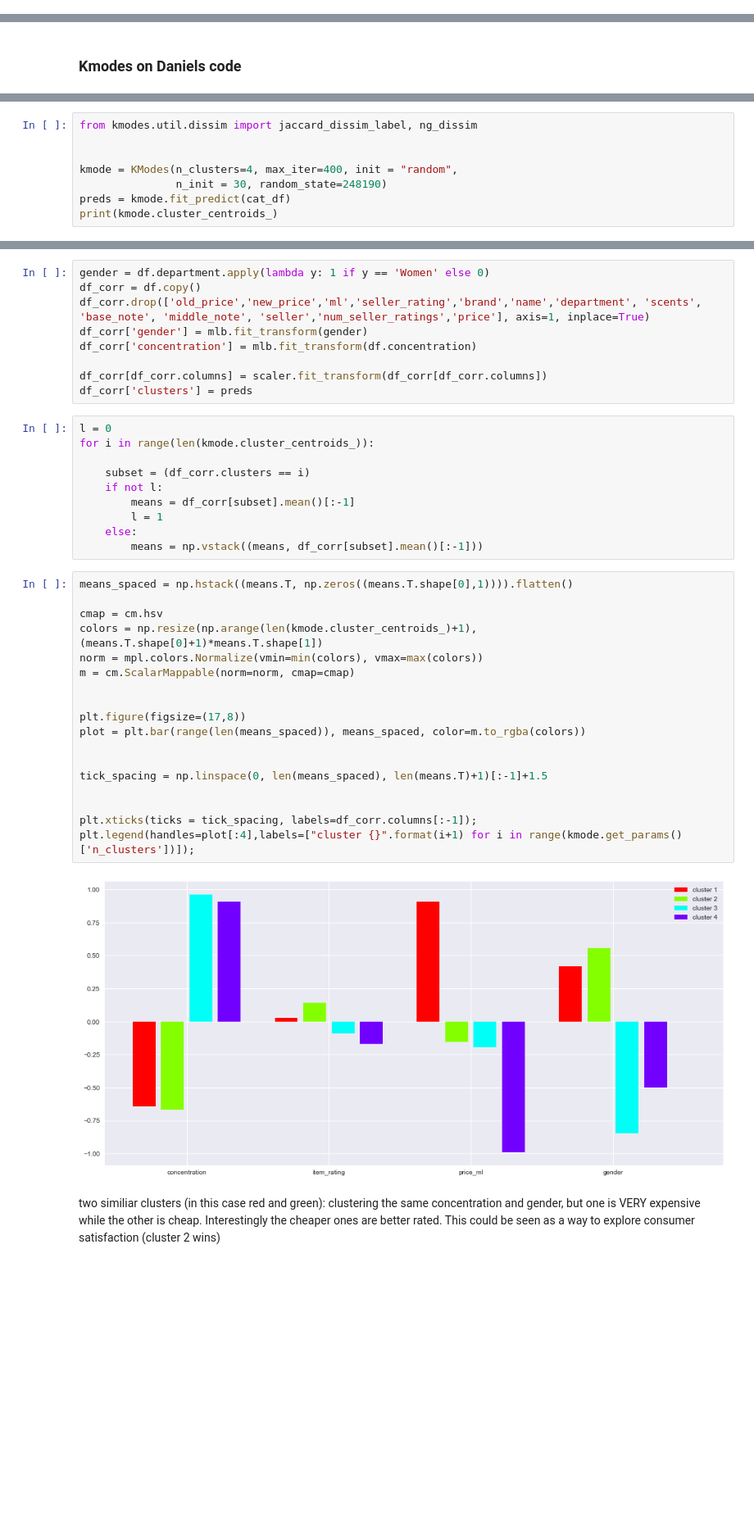
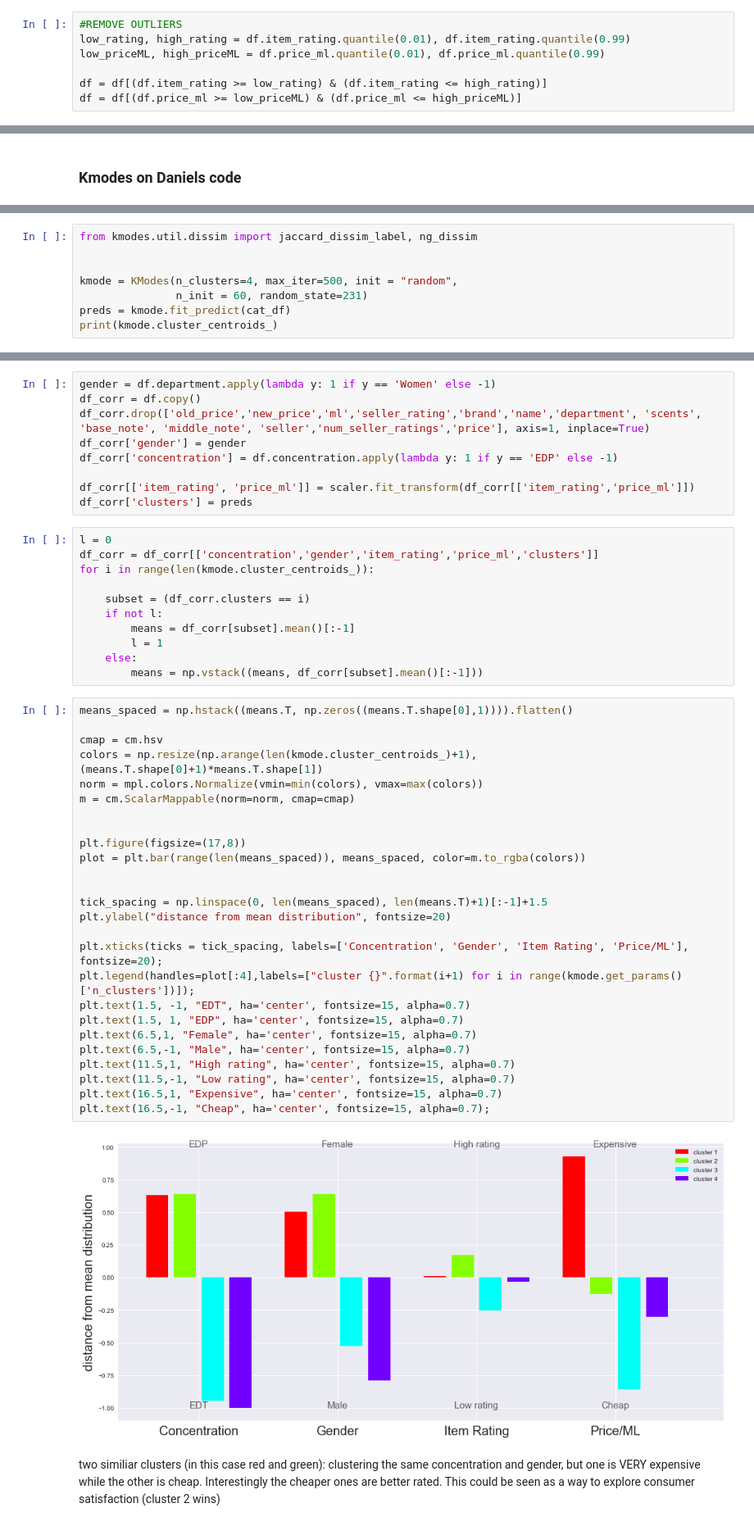
Before and after one commit to Sllambias/perfume_mining, a Jupyter notebook: preproc.ipynb, the cells around one changed output, grey strips where cells are left out. Shown at 82% size. Drawn from its saved outputs; the diff is of its cells as text; blank space fills up the shorter version.

```diff
--- a/preproc.ipynb
+++ b/preproc.ipynb
@@ -93,6 +95,13 @@ df.drop(index=df[df.concentration == 'EDC'].index, inplace=True)
 # %%
 #REMOVE THE PDT
 df.drop(index=df[df.concentration == 'PDT'].index, inplace=True)
+# %%
+#REMOVE OUTLIERS
+low_rating, high_rating = df.item_rating.quantile(0.01), df.item_rating.quantile(0.99)
+low_priceML, high_priceML = df.price_ml.quantile(0.01), df.price_ml.quantile(0.99)
+
+df = df[(df.item_rating >= low_rating) & (df.item_rating <= high_rating)]
+df = df[(df.price_ml >= low_priceML) & (df.price_ml <= high_priceML)]
 # %%
 notes = df[['base_note', 'middle_note']].values
 base_note = df['base_note'].values
@@ -127,8 +129,8 @@ plt.plot(prices[:,0], prices[:,1])
 from kmodes.util.dissim import jaccard_dissim_label, ng_dissim
 
 
-kmode = KModes(n_clusters=4, max_iter=400, init = "random",
-               n_init = 30, random_state=248190)
+kmode = KModes(n_clusters=4, max_iter=500, init = "random",
+               n_init = 60, random_state=231)
 preds = kmode.fit_predict(cat_df)
 print(kmode.cluster_centroids_)
 # %% [output]
@@ -139,14 +141,15 @@ print(kmode.cluster_centroids_)
 # %%
-gender = df.department.apply(lambda y: 1 if y == 'Women' else 0)
+gender = df.department.apply(lambda y: 1 if y == 'Women' else -1)
 df_corr = df.copy()
 df_corr.drop(['old_price','new_price','ml','seller_rating','brand','name','department', 'scents', 'base_note', 'middle_note', 'seller','num_seller_ratings','price'], axis=1, inplace=True)
-df_corr['gender'] = mlb.fit_transform(gender)
-df_corr['concentration'] = mlb.fit_transform(df.concentration)
+df_corr['gender'] = gender
+df_corr['concentration'] = df.concentration.apply(lambda y: 1 if y == 'EDP' else -1)
 
-df_corr[df_corr.columns] = scaler.fit_transform(df_corr[df_corr.columns])
+df_corr[['item_rating', 'price_ml']] = scaler.fit_transform(df_corr[['item_rating','price_ml']])
 df_corr['clusters'] = preds
 # %%
 l = 0
+df_corr = df_corr[['concentration','gender','item_rating','price_ml','clusters']]
 for i in range(len(kmode.cluster_centroids_)):
 
     subset = (df_corr.clusters == i)
@@ -158,23 +161,31 @@ for i in range(len(kmode.cluster_centroids_)):
 # %%
 means_spaced = np.hstack((means.T, np.zeros((means.T.shape[0],1)))).flatten()
 
 cmap = cm.hsv
 colors = np.resize(np.arange(len(kmode.cluster_centroids_)+1), (means.T.shape[0]+1)*means.T.shape[1])
 norm = mpl.colors.Normalize(vmin=min(colors), vmax=max(colors))
 m = cm.ScalarMappable(norm=norm, cmap=cmap)
 
 
 plt.figure(figsize=(17,8))
 plot = plt.bar(range(len(means_spaced)), means_spaced, color=m.to_rgba(colors))
 
 
 tick_spacing = np.linspace(0, len(means_spaced), len(means.T)+1)[:-1]+1.5
+plt.ylabel("distance from mean distribution", fontsize=20)
 
-
-plt.xticks(ticks = tick_spacing, labels=df_corr.columns[:-1]);
+plt.xticks(ticks = tick_spacing, labels=['Concentration', 'Gender', 'Item Rating', 'Price/ML'], fontsize=20);
 plt.legend(handles=plot[:4],labels=["cluster {}".format(i+1) for i in range(kmode.get_params()['n_clusters'])]);
+plt.text(1.5, -1, "EDT", ha='center', fontsize=15, alpha=0.7)
+plt.text(1.5, 1, "EDP", ha='center', fontsize=15, alpha=0.7)
+plt.text(6.5,1, "Female", ha='center', fontsize=15, alpha=0.7)
+plt.text(6.5,-1, "Male", ha='center', fontsize=15, alpha=0.7)
+plt.text(11.5,1, "High rating", ha='center', fontsize=15, alpha=0.7)
+plt.text(11.5,-1, "Low rating", ha='center', fontsize=15, alpha=0.7)
+plt.text(16.5,1, "Expensive", ha='center', fontsize=15, alpha=0.7)
+plt.text(16.5,-1, "Cheap", ha='center', fontsize=15, alpha=0.7);
 # %% [output]
-[figure, old version]
+[figure, new version]
 # %% [markdown]
 two similiar clusters (in this case red and green): clustering the same concentration and gender, but one is VERY expensive while the other is cheap. Interestingly the cheaper ones are better rated. This could be seen as a way to explore consumer satisfaction (cluster 2 wins)
 # %%
```
Also changed, not shown: parts of 11 cells of this notebook.
